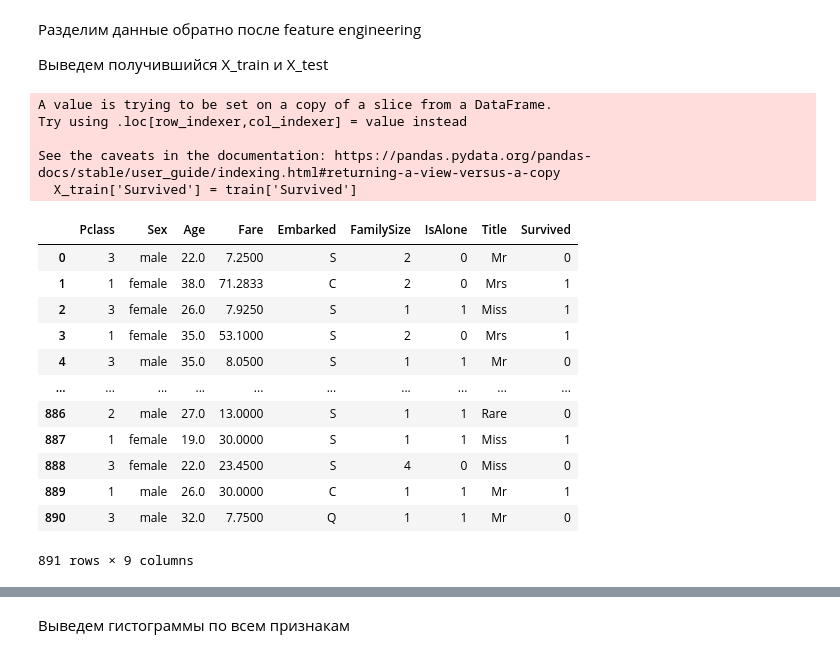
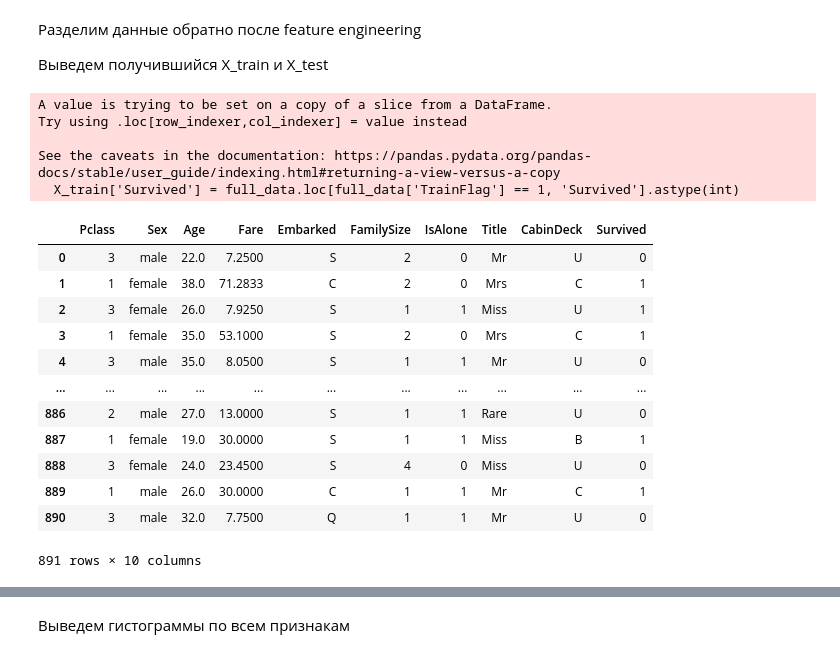
Before and after one commit to MakarRybkin/Titanic_Kaggle, a Jupyter notebook: titanic.ipynb, the cells around one changed output, grey strips where cells are left out. Drawn from its saved outputs; the diff is of its cells as text; code cells hidden in the pictures.

```diff
--- a/titanic.ipynb
+++ b/titanic.ipynb
@@ -177,29 +179,29 @@ categorical_features = ['Pclass', 'Sex', 'Embarked', 'IsAlone', 'Title','CabinDe
 # %%
 features = ['Pclass', 'Sex', 'Age', 'Fare', 'Embarked', 'FamilySize', 'IsAlone', 'Title','CabinDeck']
 X_all = full_data[features]
 X_train = X_all[full_data['TrainFlag'] == 1]
 X_test = X_all[full_data['TrainFlag'] == 0].reset_index().drop('index', axis=1)
-X_train['Survived'] = train['Survived']
+X_train['Survived'] = full_data.loc[full_data['TrainFlag'] == 1, 'Survived'].astype(int)
 X_train
 # %% [output]
 A value is trying to be set on a copy of a slice from a DataFrame.
 Try using .loc[row_indexer,col_indexer] = value instead
 
 See the caveats in the documentation: https://pandas.pydata.org/pandas-docs/stable/user_guide/indexing.html#returning-a-view-versus-a-copy
-  X_train['Survived'] = train['Survived']
+  X_train['Survived'] = full_data.loc[full_data['TrainFlag'] == 1, 'Survived'].astype(int)
-|  | Pclass | Sex | Age | Fare | Embarked | FamilySize | IsAlone | Title | Survived |
-| 0 | 3 | male | 22.0 | 7.2500 | S | 2 | 0 | Mr | 0 |
-| 1 | 1 | female | 38.0 | 71.2833 | C | 2 | 0 | Mrs | 1 |
-| 2 | 3 | female | 26.0 | 7.9250 | S | 1 | 1 | Miss | 1 |
-| 3 | 1 | female | 35.0 | 53.1000 | S | 2 | 0 | Mrs | 1 |
-| 4 | 3 | male | 35.0 | 8.0500 | S | 1 | 1 | Mr | 0 |
-| ... | ... | ... | ... | ... | ... | ... | ... | ... | ... |
-| 886 | 2 | male | 27.0 | 13.0000 | S | 1 | 1 | Rare | 0 |
-| 887 | 1 | female | 19.0 | 30.0000 | S | 1 | 1 | Miss | 1 |
-| 888 | 3 | female | 22.0 | 23.4500 | S | 4 | 0 | Miss | 0 |
-| 889 | 1 | male | 26.0 | 30.0000 | C | 1 | 1 | Mr | 1 |
-| 890 | 3 | male | 32.0 | 7.7500 | Q | 1 | 1 | Mr | 0 |
+|  | Pclass | Sex | Age | Fare | Embarked | FamilySize | IsAlone | Title | CabinDeck | Survived |
+| 0 | 3 | male | 22.0 | 7.2500 | S | 2 | 0 | Mr | U | 0 |
+| 1 | 1 | female | 38.0 | 71.2833 | C | 2 | 0 | Mrs | C | 1 |
+| 2 | 3 | female | 26.0 | 7.9250 | S | 1 | 1 | Miss | U | 1 |
+| 3 | 1 | female | 35.0 | 53.1000 | S | 2 | 0 | Mrs | C | 1 |
+| 4 | 3 | male | 35.0 | 8.0500 | S | 1 | 1 | Mr | U | 0 |
+| ... | ... | ... | ... | ... | ... | ... | ... | ... | ... | ... |
+| 886 | 2 | male | 27.0 | 13.0000 | S | 1 | 1 | Rare | U | 0 |
+| 887 | 1 | female | 19.0 | 30.0000 | S | 1 | 1 | Miss | B | 1 |
+| 888 | 3 | female | 24.0 | 23.4500 | S | 4 | 0 | Miss | U | 0 |
+| 889 | 1 | male | 26.0 | 30.0000 | C | 1 | 1 | Mr | C | 1 |
+| 890 | 3 | male | 32.0 | 7.7500 | Q | 1 | 1 | Mr | U | 0 |
-891 rows × 9 columns
+891 rows × 10 columns
 # %%
 X_test
 # %% [output]
```
Also changed, not shown: parts of 12 cells of this notebook.
